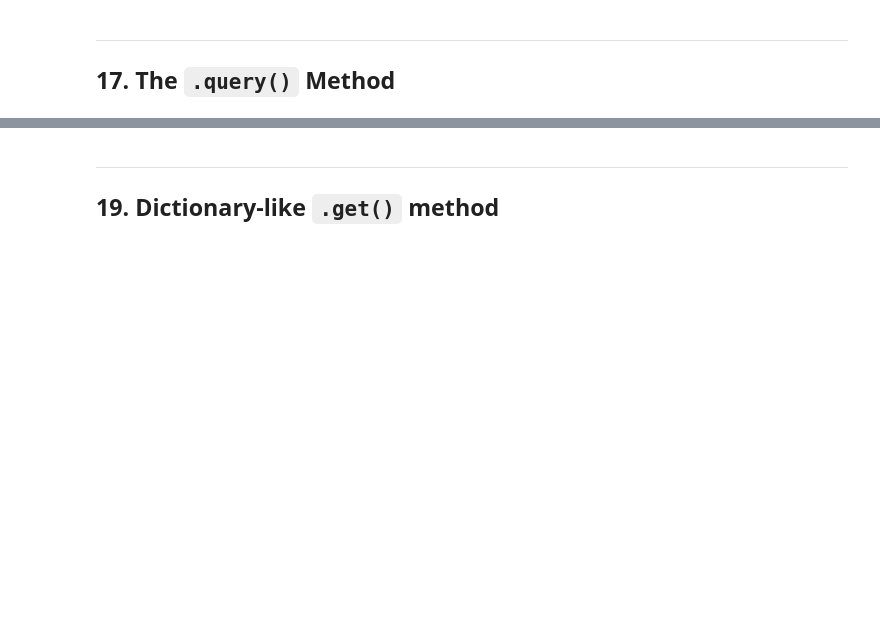
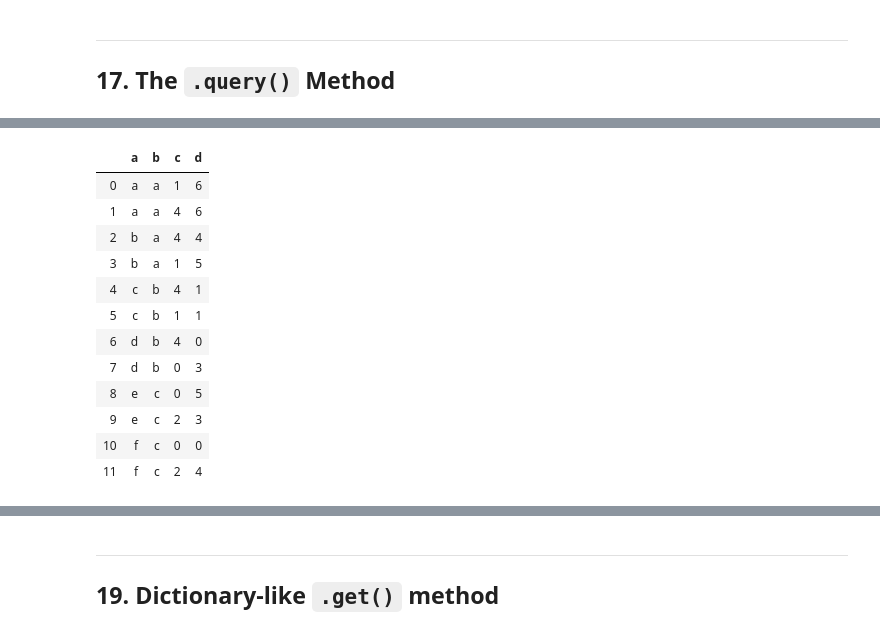
Before and after one commit to shh6242/pandas-handbook, a Jupyter notebook: Pandas_101/Indexing.ipynb, the cells around one changed output, grey strips where cells are left out. Saved outputs shown, nothing was run; the diff lists cells and outputs as text; code cells hidden in the pictures; blank space fills up the shorter version.

```diff
--- a/Pandas_101/Indexing.ipynb
+++ b/Pandas_101/Indexing.ipynb
@@ -1622,0 +1960,16 @@ df.mask(df >= 0)
+# %%
+df.query('b == ["a", "b", "c"]')
+# %% [output]
+|  | a | b | c | d |
+| 0 | a | a | 1 | 6 |
+| 1 | a | a | 4 | 6 |
+| 2 | b | a | 4 | 4 |
+| 3 | b | a | 1 | 5 |
+| 4 | c | b | 4 | 1 |
+| 5 | c | b | 1 | 1 |
+| 6 | d | b | 4 | 0 |
+| 7 | d | b | 0 | 3 |
+| 8 | e | c | 0 | 5 |
+| 9 | e | c | 2 | 3 |
+| 10 | f | c | 0 | 0 |
+| 11 | f | c | 2 | 4 |
```
Also changed, not shown: parts of 309 cells of this notebook.
